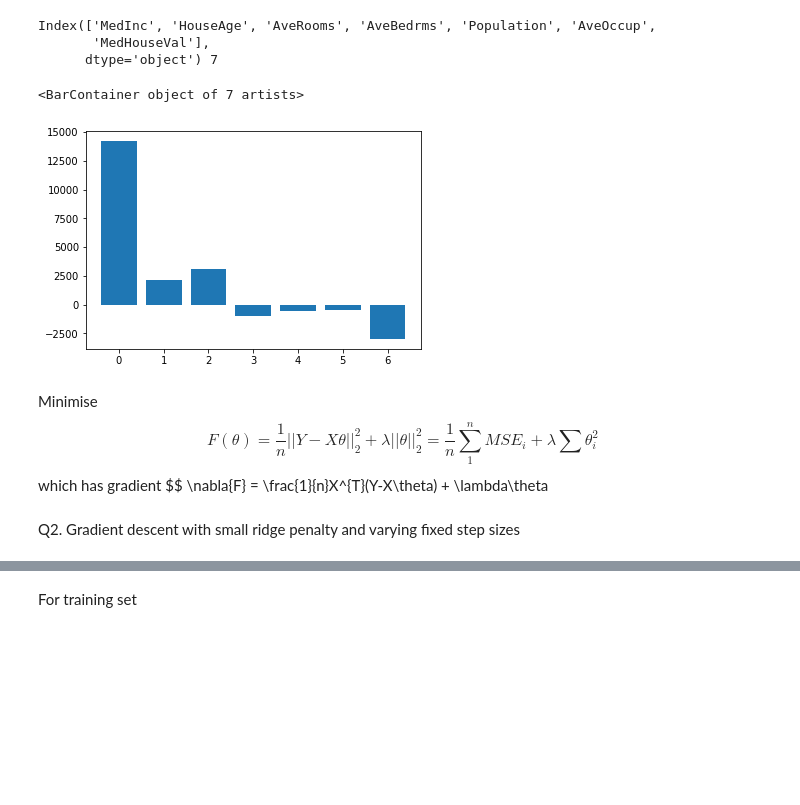
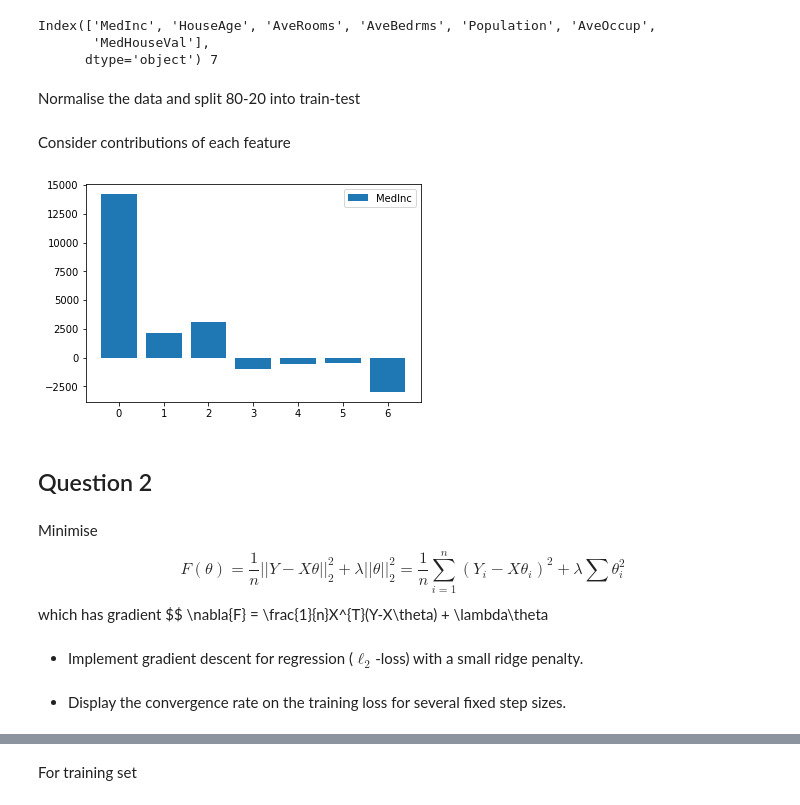
Before and after one commit to neytjieb1/optimisation_ml, a Jupyter notebook: Part 1/part1.ipynb, the cells around one changed output, grey strips where cells are left out. Saved outputs shown, nothing was run; the diff lists cells and outputs as text; code cells hidden in the pictures; blank space fills up the shorter version.

```diff
--- a/Part 1/part1.ipynb
+++ b/Part 1/part1.ipynb
@@ -32,6 +36,8 @@ Index(['MedInc', 'HouseAge', 'AveRooms', 'AveBedrms', 'Population', 'AveOccup',
 # %%
 # sns.scatterplot(data=dataset.frame, x="Longitude", y="Latitude", size="MedHouseVal", hue="MedHouseVal", palette = "vlag")
 # sns.barplot(data =dataset.frame, x='AveRooms', y='MedHouseVal')
+# %% [markdown]
+Normalise the data and split 80-20 into train-test
 # %%
 from sklearn.preprocessing import StandardScaler
 from sklearn.model_selection import train_test_split
@@ -53,14 +54,20 @@ X_test = np.insert(X_test, 0, np.ones(X_test.shape[0]), axis=1)
+# %% [markdown]
+Consider contributions of each feature
 # %%
 u = X.transpose().dot(y)
 plt.clf
 plt.bar(np.arange(X.shape[1]),u.flatten())
+plt.legend(variables);
 # %% [output]
-<BarContainer object of 7 artists>
-[figure, old version]
+[figure, new version]
+# %% [markdown]
+## Question 2
 # %% [markdown]
-Minimise $$ F(\theta) = \frac{1}{n}||Y-X\theta||_{2}^{2} + \lambda||\theta||_{2}^{2} = \frac{1}{n}\sum_{1}^{n} MSE_{i} + \lambda\sum{\theta_{i}^2}$$
+Minimise $$ F(\theta) = \frac{1}{n}||Y-X\theta||_{2}^{2} + \lambda||\theta||_{2}^{2} = \frac{1}{n}\sum_{i=1}^{n} (Y_i - X\theta_i)^2 + \lambda\sum{\theta_{i}^2}$$
 which has gradient
 $$ \nabla{F} = \frac{1}{n}X^{T}(Y-X\theta) + \lambda\theta
+# %% [markdown]
+- Implement gradient descent for regression ($\ell_2$-loss) with a small ridge penalty.
 # %%
 gradient_ridge = lambda X, err, theta, lmbda: (1/X.shape[0]) * np.dot(X.T, err) + 1*lmbda*theta
 loss = lambda X, y, theta: np.mean((np.dot(X,theta)-y)**2)
@@ -74,5 +82,3 @@ def GD_ridge(X, y, niter, step=0.001, pen=0):
         loss_evol[i] = loss(X, y, theta)
     return theta, loss_evol
-# %% [markdown]
-Q2. Gradient descent with small ridge penalty and varying fixed step sizes
 # %%
@@ -88,4 +94,6 @@ for i in range(len(steps)):
     theta[i] = th[-1]
+# %% [markdown]
+- Display the convergence rate on the training loss for several fixed step sizes.
 # %%
 loss_evol = pd.DataFrame(loss_evol, columns=steps)
 
```
Also changed, not shown: parts of 16 cells of this notebook, 7 other files.
